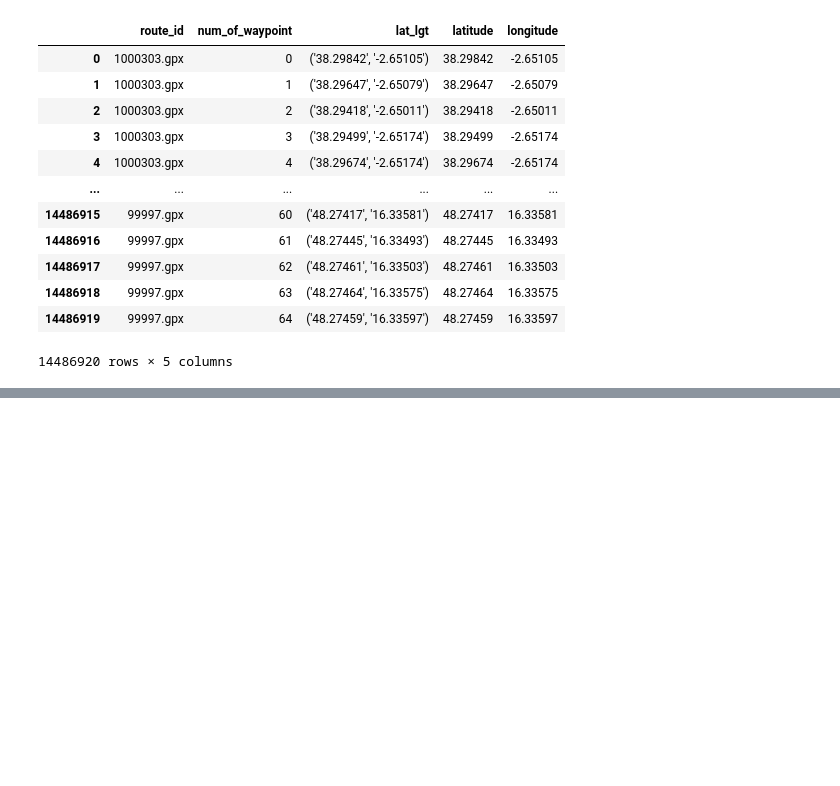
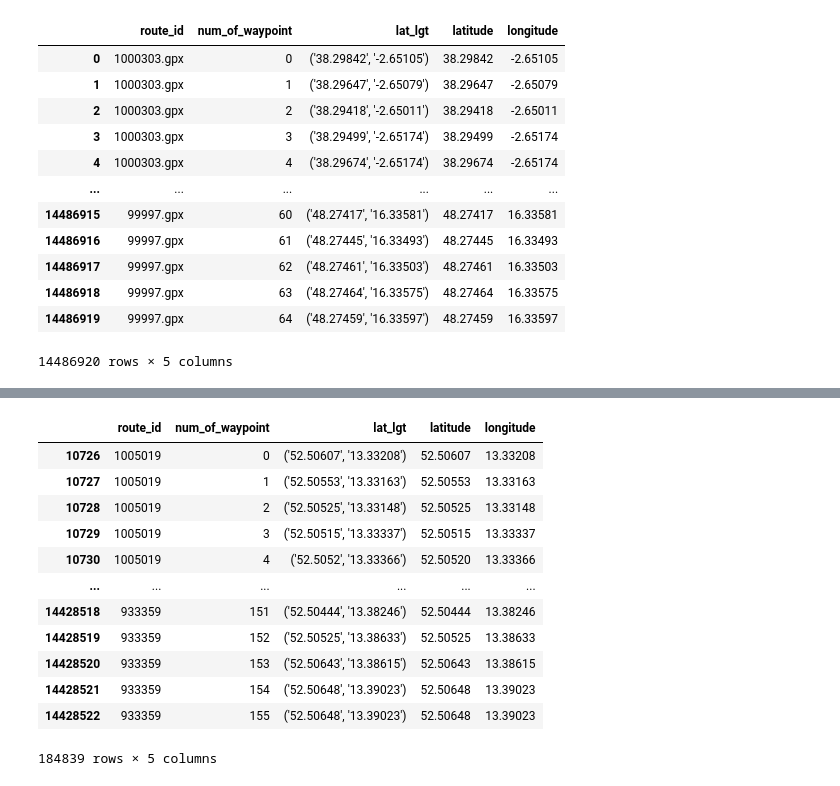
Before and after one commit to TechLabs-Berlin/wt21-way-to-go, a Jupyter notebook: cleaning_data/cleaning_routes_data.ipynb, the cells around one changed output, grey strips where cells are left out. Drawn from its saved outputs; the diff is of its cells as text; code cells hidden in the pictures; blank space fills up the shorter version.

```diff
--- a/cleaning_data/cleaning_routes_data.ipynb
+++ b/cleaning_data/cleaning_routes_data.ipynb
@@ -30,0 +100,21 @@ df['num_of_waypoint'] = df['num_of_waypoint'].astype(int)
+# %%
+#filtering out all routes, where one of the latitudes is too far from Berlin or are wrong data
+routes_grp = df.groupby(['route_id']) #new grouping on new df
+df = routes_grp.filter(lambda x: x['latitude'].max() > 52.3)
+routes_grp = df.groupby(['route_id']) #new grouping on new df
+df = routes_grp.filter(lambda x: x['latitude'].min() < 52.7)
+df
+# %% [output]
+|  | route_id | num_of_waypoint | lat_lgt | latitude | longitude |
+| 10726 | 1005019 | 0 | ('52.50607', '13.33208') | 52.50607 | 13.33208 |
+| 10727 | 1005019 | 1 | ('52.50553', '13.33163') | 52.50553 | 13.33163 |
+| 10728 | 1005019 | 2 | ('52.50525', '13.33148') | 52.50525 | 13.33148 |
+| 10729 | 1005019 | 3 | ('52.50515', '13.33337') | 52.50515 | 13.33337 |
+| 10730 | 1005019 | 4 | ('52.5052', '13.33366') | 52.50520 | 13.33366 |
+| ... | ... | ... | ... | ... | ... |
+| 14428518 | 933359 | 151 | ('52.50444', '13.38246') | 52.50444 | 13.38246 |
+| 14428519 | 933359 | 152 | ('52.50525', '13.38633') | 52.50525 | 13.38633 |
+| 14428520 | 933359 | 153 | ('52.50643', '13.38615') | 52.50643 | 13.38615 |
+| 14428521 | 933359 | 154 | ('52.50648', '13.39023') | 52.50648 | 13.39023 |
+| 14428522 | 933359 | 155 | ('52.50648', '13.39023') | 52.50648 | 13.39023 |
+184839 rows × 5 columns
```
Also changed, not shown: parts of 13 cells of this notebook.
